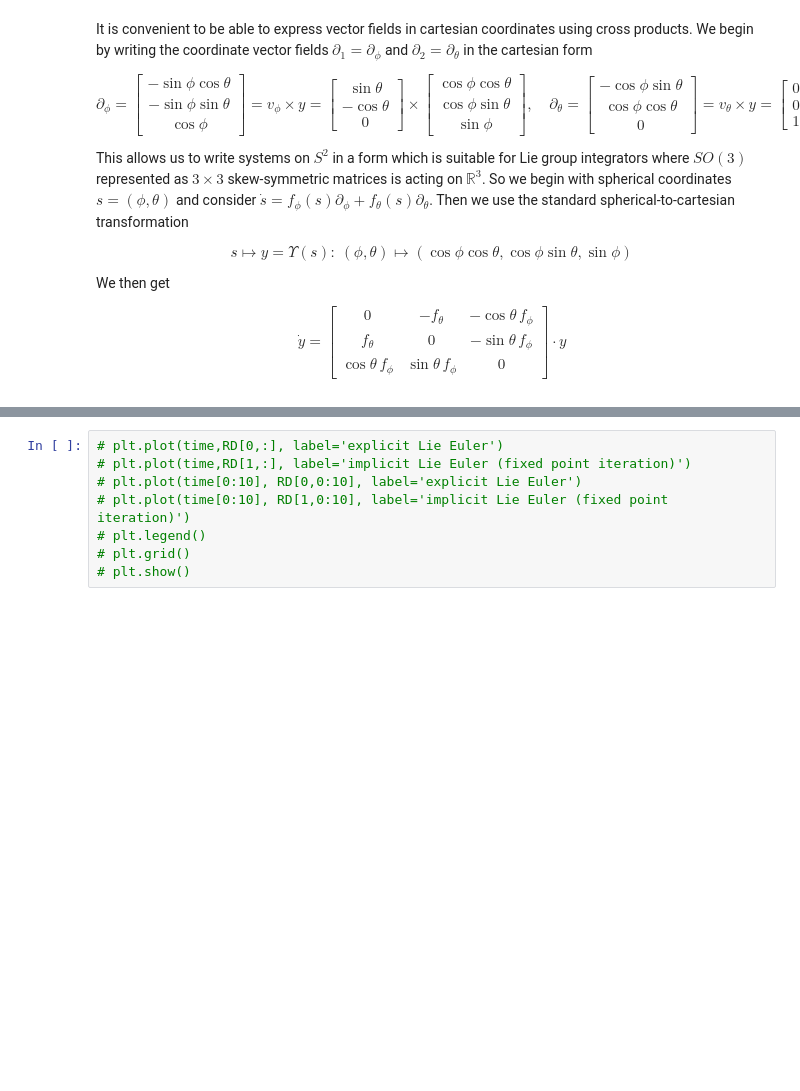
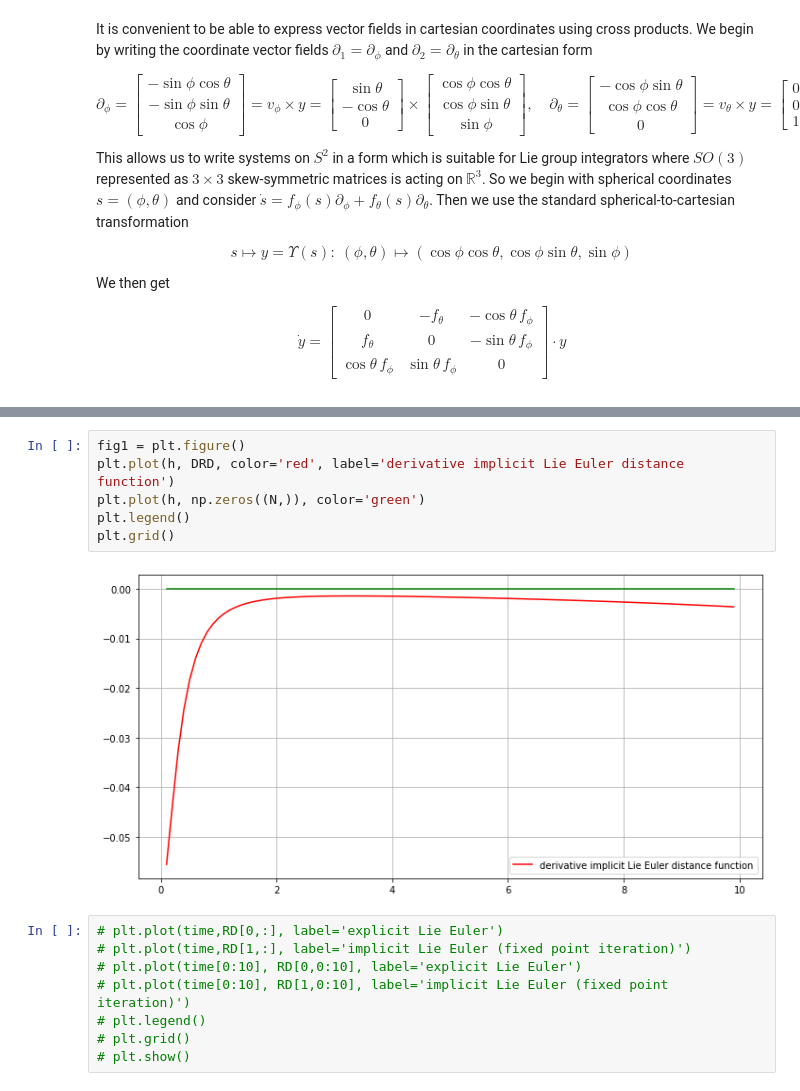
Before and after one commit to DeniseTumiotto/SphericalPendulum-Secondment, a Jupyter notebook: extras/S2contract.ipynb, the cells around one changed output, grey strips where cells are left out. Drawn from its saved outputs; the diff is of its cells as text; blank space fills up the shorter version.

```diff
--- a/extras/S2contract.ipynb
+++ b/extras/S2contract.ipynb
@@ -404,3 +434,11 @@ print(eigMax)
+# %%
+fig1 = plt.figure()
+plt.plot(h, DRD, color='red', label='derivative implicit Lie Euler distance function')
+plt.plot(h, np.zeros((N,)), color='green')
+plt.legend()
+plt.grid()
+# %% [output]
+[figure, added]
 # %%
 # plt.plot(time,RD[0,:], label='explicit Lie Euler')
 # plt.plot(time,RD[1,:], label='implicit Lie Euler (fixed point iteration)')
```
Also changed, not shown: parts of 6 cells of this notebook, 4 other files.
